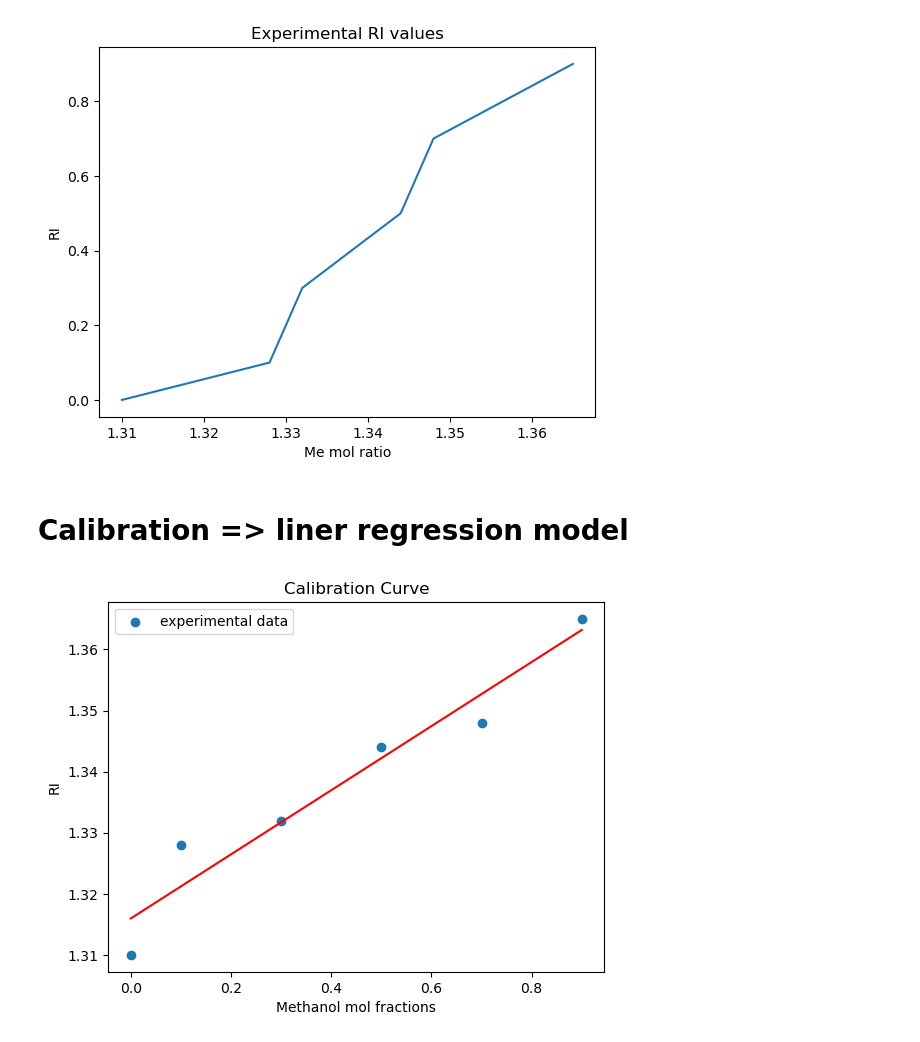
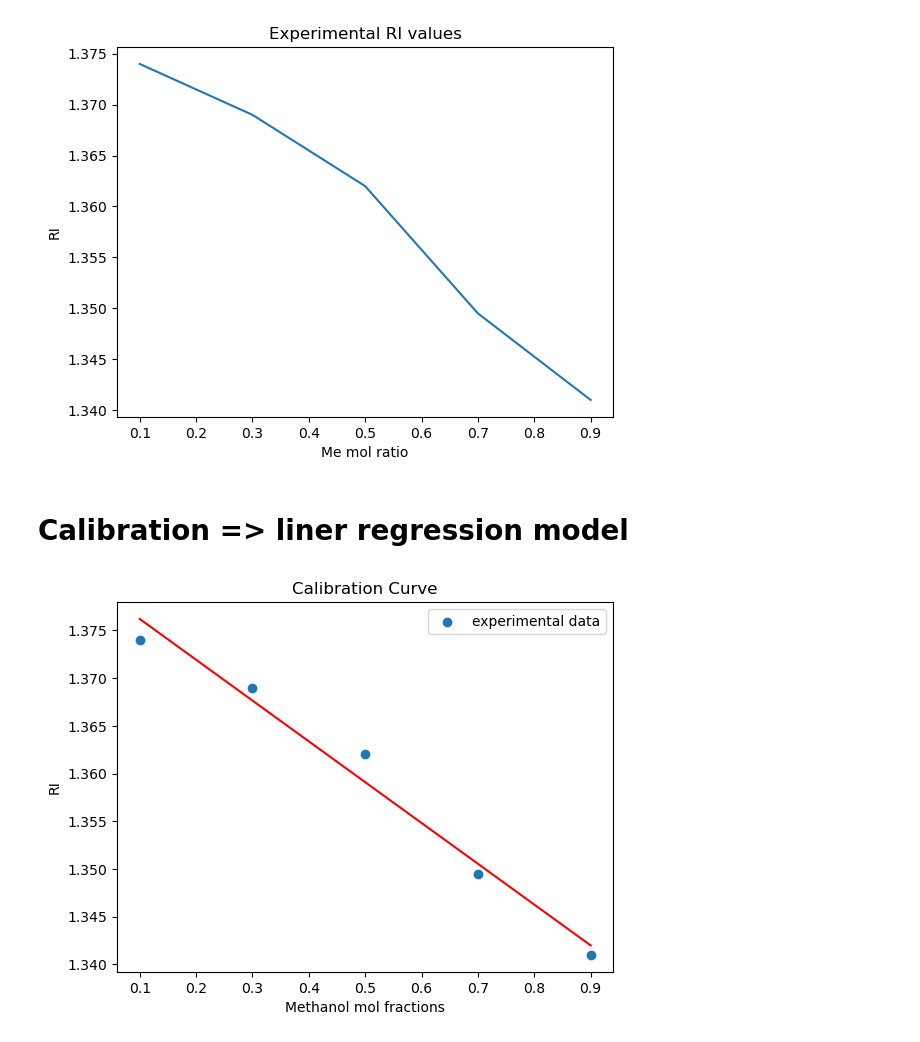
Before and after one commit to Mathijs34/Practical-process, a Jupyter notebook: calibrationRI.ipynb, the cells around one changed output. Drawn from its saved outputs; the diff is of its cells as text; code cells hidden in the pictures.

```diff
--- a/calibrationRI.ipynb
+++ b/calibrationRI.ipynb
@@ -1,16 +1,16 @@
 # %%
-Me_ratios = [0, 0.1, 0.3, 0.5, 0.7, 0.9]
-RI = [1.31, 1.328, 1.332, 1.344, 1.348, 1.365]
+Me_ratios = [0.1, 0.3, 0.5, 0.7, 0.9]
+RI = [1.374, 1.369, 1.362, 1.3495, 1.341]
 # %%
 import matplotlib.pyplot as plt
 
-plt.plot(RI, Me_ratios)
+plt.plot(Me_ratios, RI)
 plt.xlabel('Me mol ratio') # label on the x axis
 plt.ylabel('RI') # label on the y axis
 plt.title('Experimental RI values')
 plt.show()
 # %% [output]
-[figure, old version]
+[figure, new version]
 # %% [markdown]
 # Calibration => liner regression model
 # %%
@@ -24,7 +24,7 @@ def func_linregr(x):
 
 calibration = list(map(func_linregr, Me_ratios))
 
-plt.scatter(Me_ratios, RI,label='experimental data')
+plt.scatter(Me_ratios, RI, label='experimental data')
 plt.plot(Me_ratios, calibration, 'r')
 plt.xlabel('Methanol mol fractions')
 plt.ylabel('RI')
@@ -32,4 +32,4 @@ plt.title('Calibration Curve')
 plt.legend()
 plt.show()
 # %% [output]
-[figure, old version]
+[figure, new version]
```
Also changed, not shown: parts of 1 cell of this notebook.
